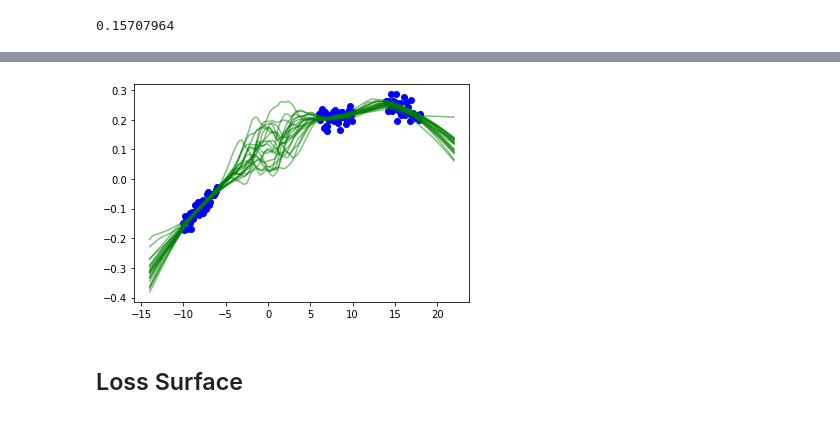
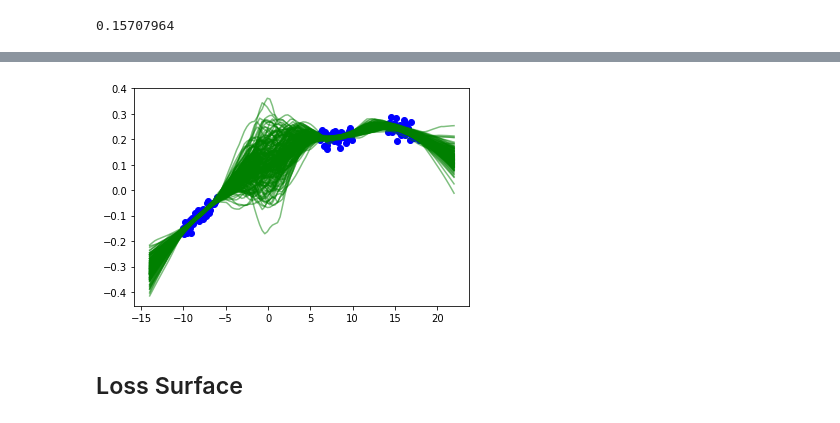
Before and after one commit to izmailovpavel/google-research, a Jupyter notebook: bnn_hmc/notebooks/synthetic_regression_hmc.ipynb, the cells around one changed output, grey strips where cells are left out. Drawn from its saved outputs; the diff is of its cells as text; code cells hidden in the pictures.

```diff
--- a/bnn_hmc/notebooks/synthetic_regression_hmc.ipynb
+++ b/bnn_hmc/notebooks/synthetic_regression_hmc.ipynb
@@ -139,5 +123,7 @@ plt.plot(x_, all_pred_y_[-1], "--g")
 # %%
 all_pred_y_stack_ = onp.concatenate([preds[None, :, 0] for preds in all_pred_y_])
+# %%
+all_pred_y_stack_ = all_pred_y_stack_[10:]
 # %%
 pred_mean = onp.mean(all_pred_y_stack_, axis=0)
 pred_std = onp.std(all_pred_y_stack_, axis=0)
@@ -143,0 +144,10 @@ pred_std = onp.std(all_pred_y_stack_, axis=0)
+# %%
+all_pred_y_stack_ = onp.load("predictive_1.npz")["preds"]
+pred_mean = onp.mean(all_pred_y_stack_, axis=0)
+pred_std = onp.std(all_pred_y_stack_, axis=0)
+
+plt.plot(x, y, "bo")
+plt.plot(x_, y_, "-k")
+plt.fill_between(x_, pred_mean + 3*pred_std, pred_mean - 3*pred_std, color="g", alpha=0.3)
+for preds in all_pred_y_stack_[::20]:
+    plt.plot(x_, preds, alpha=0.5, color="g")
@@ -143,0 +156,10 @@ pred_std = onp.std(all_pred_y_stack_, axis=0)
+# %%
+all_pred_y_stack_ = onp.load("predictive_0.npz")["preds"]
+pred_mean = onp.mean(all_pred_y_stack_, axis=0)
+pred_std = onp.std(all_pred_y_stack_, axis=0)
+
+plt.plot(x, y, "bo")
+plt.plot(x_, y_, "-k")
+plt.fill_between(x_, pred_mean + 3*pred_std, pred_mean - 3*pred_std, color="b", alpha=0.3)
+for preds in all_pred_y_stack_[::20]:
+    plt.plot(x_, preds, alpha=0.5, color="b")
@@ -143,0 +168,18 @@ pred_std = onp.std(all_pred_y_stack_, axis=0)
+# %%
+all_pred_y_stack_ = onp.load("predictive_1.npz")["preds"]
+pred_mean = onp.mean(all_pred_y_stack_, axis=0)
+pred_std = onp.std(all_pred_y_stack_, axis=0)
+
+plt.plot(x, y, "bo")
+plt.plot(x_, y_, "-k")
+plt.fill_between(x_, pred_mean + 3*pred_std, pred_mean - 3*pred_std, color="g", alpha=0.3)
+for preds in all_pred_y_stack_[::20]:
+    plt.plot(x_, preds, alpha=0.5, color="g")
+
+    all_pred_y_stack_ = onp.load("predictive_0.npz")["preds"]
+pred_mean = onp.mean(all_pred_y_stack_, axis=0)
+pred_std = onp.std(all_pred_y_stack_, axis=0)
+
+plt.fill_between(x_, pred_mean + 3*pred_std, pred_mean - 3*pred_std, color="b", alpha=0.3)
+for preds in all_pred_y_stack_[::20]:
+    plt.plot(x_, preds, alpha=0.5, color="b")
@@ -154,11 +201,11 @@ for preds in all_pred_y_stack_[::50]:
 # %%
 pred_y_, _ = net_apply(params, net_state, None, (f_, None), False)
 plt.plot(x, y, "bo")
 # plt.fill_between(x_, pred_mean + pred_std, pred_mean - pred_std, color="g", alpha=0.5)
-for preds in all_pred_y_stack_[::10]:
+for preds in all_pred_y_stack_[::1]:
     plt.plot(x_, preds, alpha=0.5, color="g")
 # %% [output]
-[figure, old version]
+[figure, new version]
 # %% [markdown]
 ## Loss Surface
 # %%
```
Also changed, not shown: parts of 23 cells of this notebook, 4 other files.
